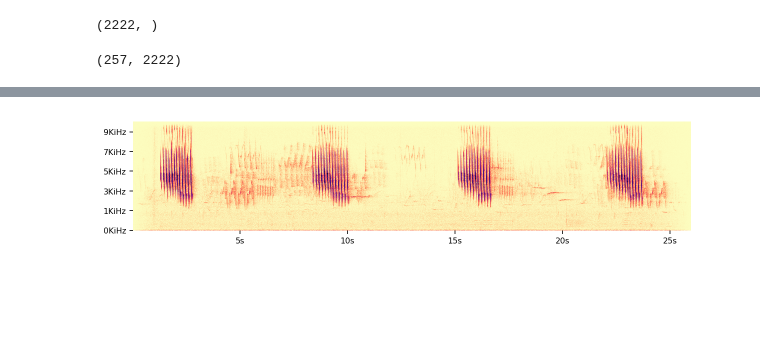
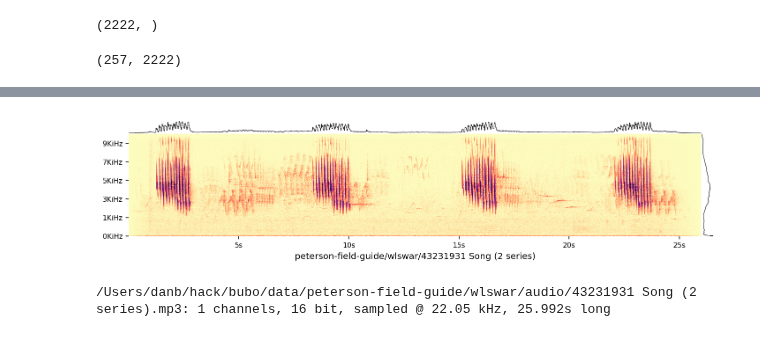
Before and after one commit to jdanbrown/birdgram, a Jupyter notebook: features/plot_a_few_tfds.ipynb, the cells around one changed output, grey strips where cells are left out. Cells and saved outputs as stored; diff of their text form; code cells hidden in the pictures; blank space fills up the shorter version.

```diff
--- a/features/plot_a_few_tfds.ipynb
+++ b/features/plot_a_few_tfds.ipynb
@@ -135,9 +135,10 @@ with with_figsize(aspect_ratio=1/10):
 # %%
 from util import *
 with with_figsize(aspect_ratio=1/5):
     recs[1:2].apply(axis=1, func=lambda rec: (
-        plt_spectro(rec, nperseg=1024, overlap=0.5, fancy=False),
+        plt_spectro(rec, nperseg=1024, overlap=0.5, fancy=True),
         plt.show(),
     ))
 # %% [output]
-[figure, old version]
+[figure, new version]
+/Users/danb/hack/bubo/data/peterson-field-guide/wlswar/audio/43231931 Song (2 series).mp3: 1 channels, 16 bit, sampled @ 22.05 kHz, 25.992s long
```
Also changed, not shown: parts of 7 cells of this notebook, 6 other files.
